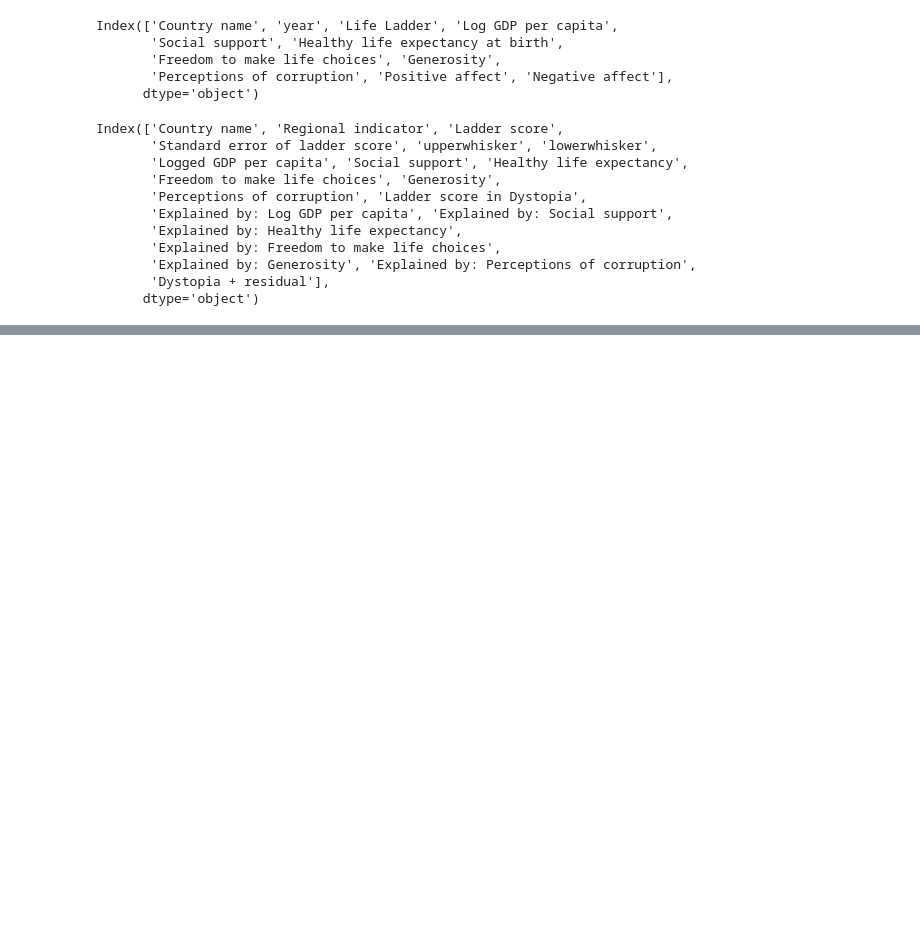
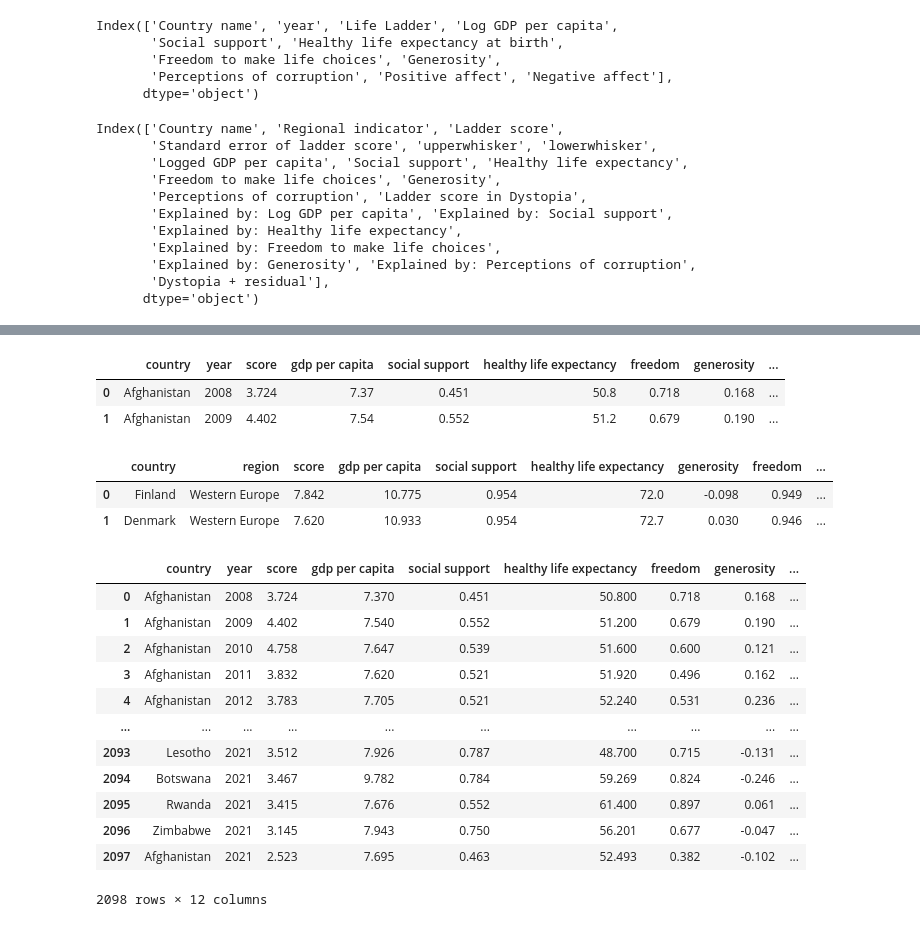
Before and after one commit to Kartik1801/EDA-Happiness-Report, a Jupyter notebook: EDA.ipynb, the cells around one changed output, grey strips where cells are left out. Saved outputs shown, nothing was run; the diff lists cells and outputs as text; code cells hidden in the pictures; blank space fills up the shorter version.

Commit message:
Merged data

```diff
--- a/EDA.ipynb
+++ b/EDA.ipynb
@@ -256,3 +266,4 @@ whr21.rename(columns={'Country name':'country','Regional indicator':'region','So
 # %%
-# removed un-needed columns
-whr21=whr21[['country','region','score','gdp per capita','social support','healthy life expectancy','freedom','corruption']].head(3)
+# removed un-needed columns :
+
+whr21=whr21[['country','region','score','gdp per capita','social support','healthy life expectancy','generosity','freedom','corruption']]
@@ -265,0 +270,4 @@ whr21.head(3)
+# %%
+# adding year column for 2021 dataset
+whr21['year']=2021
+whr21.head(2)
@@ -265,0 +283,35 @@ whr21.head(3)
+# %%
+whr.head(2)
+# %% [output]
+|  | country | year | score | gdp per capita | social support | healthy life expectancy | freedom | generosity | ... |
+| 0 | Afghanistan | 2008 | 3.724 | 7.37 | 0.451 | 50.8 | 0.718 | 0.168 | ... |
+| 1 | Afghanistan | 2009 | 4.402 | 7.54 | 0.552 | 51.2 | 0.679 | 0.190 | ... |
+# %%
+whr21.head(2)
+# %% [output]
+|  | country | region | score | gdp per capita | social support | healthy life expectancy | generosity | freedom | ... |
+| 0 | Finland | Western Europe | 7.842 | 10.775 | 0.954 | 72.0 | -0.098 | 0.949 | ... |
+| 1 | Denmark | Western Europe | 7.620 | 10.933 | 0.954 | 72.7 | 0.030 | 0.946 | ... |
+# %%
+# merging both data frames:
+
+temp_reg = pd.merge(whr, whr21, how='outer',on='country')
+whr['region']=temp_reg['region_y']
+
+eda_happy = pd.merge(whr,whr21, how='outer',on=['country', 'year', 'score', 'gdp per capita','social support','healthy life expectancy','freedom','generosity','corruption','region'])
+# %%
+eda_happy
+# %% [output]
+|  | country | year | score | gdp per capita | social support | healthy life expectancy | freedom | generosity | ... |
+| 0 | Afghanistan | 2008 | 3.724 | 7.370 | 0.451 | 50.800 | 0.718 | 0.168 | ... |
+| 1 | Afghanistan | 2009 | 4.402 | 7.540 | 0.552 | 51.200 | 0.679 | 0.190 | ... |
+| 2 | Afghanistan | 2010 | 4.758 | 7.647 | 0.539 | 51.600 | 0.600 | 0.121 | ... |
+| 3 | Afghanistan | 2011 | 3.832 | 7.620 | 0.521 | 51.920 | 0.496 | 0.162 | ... |
+| 4 | Afghanistan | 2012 | 3.783 | 7.705 | 0.521 | 52.240 | 0.531 | 0.236 | ... |
+| ... | ... | ... | ... | ... | ... | ... | ... | ... | ... |
+| 2093 | Lesotho | 2021 | 3.512 | 7.926 | 0.787 | 48.700 | 0.715 | -0.131 | ... |
+| 2094 | Botswana | 2021 | 3.467 | 9.782 | 0.784 | 59.269 | 0.824 | -0.246 | ... |
+| 2095 | Rwanda | 2021 | 3.415 | 7.676 | 0.552 | 61.400 | 0.897 | 0.061 | ... |
+| 2096 | Zimbabwe | 2021 | 3.145 | 7.943 | 0.750 | 56.201 | 0.677 | -0.047 | ... |
+| 2097 | Afghanistan | 2021 | 2.523 | 7.695 | 0.463 | 52.493 | 0.382 | -0.102 | ... |
+2098 rows × 12 columns
```
Also changed, not shown: parts of 6 cells of this notebook.
